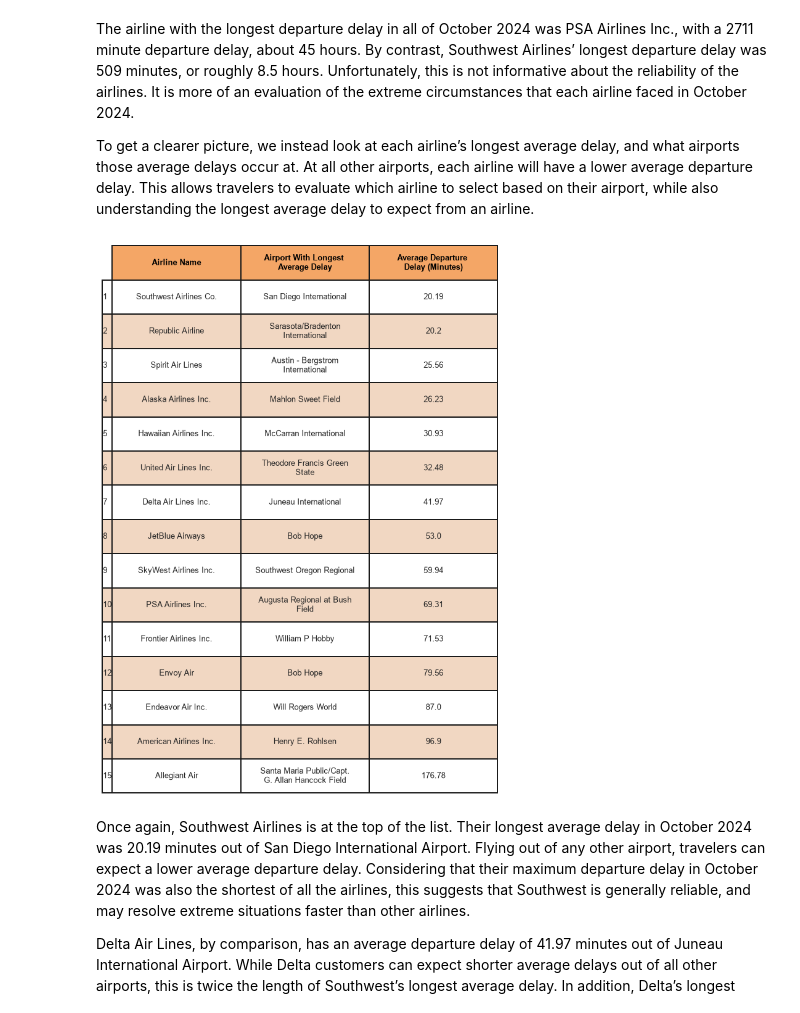
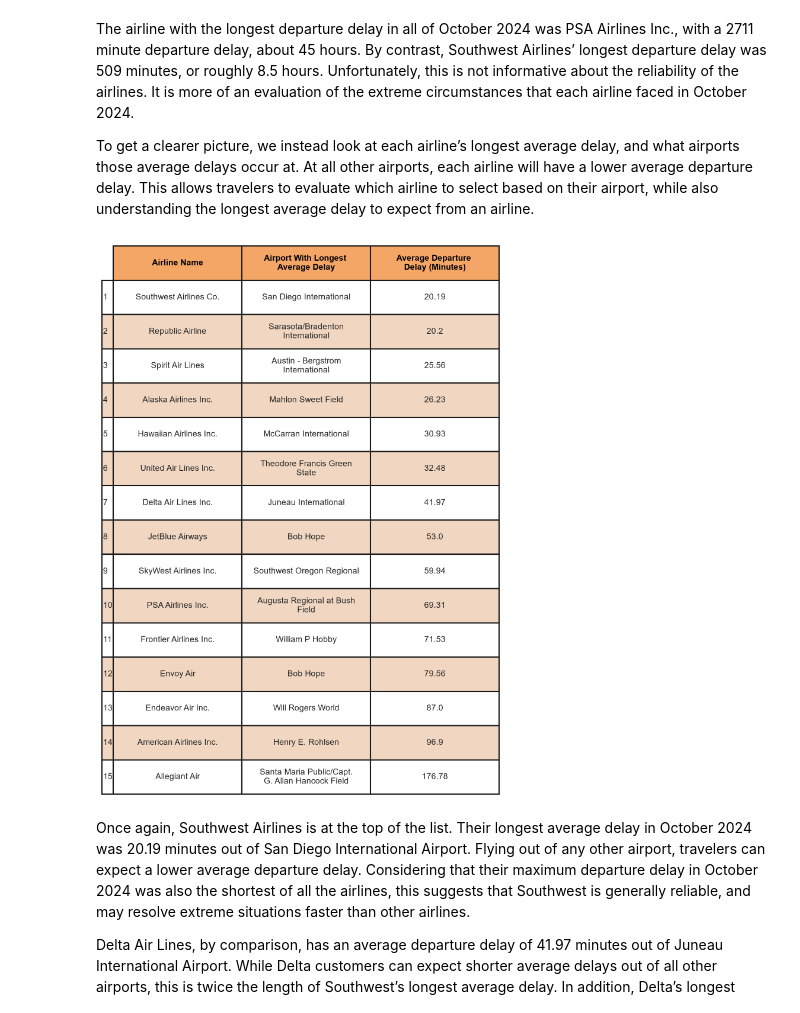
Before and after one commit to kyking077-svg/FAA_Oct_2024, a Jupyter notebook: docs/index.out.ipynb, the cells around one changed output. Cells and saved outputs as stored; diff of their text form; code cells hidden in the pictures.

```diff
--- a/docs/index.out.ipynb
+++ b/docs/index.out.ipynb
@@ -147,7 +147,7 @@ max_delay_df = max_delay_df.rename(columns={
     'Max_Departure_Delay': 'Longest Departure \nDelay (Minutes)',
 })
 
-fig, ax = plt.subplots()
+fig, ax = plt.subplots( dpi=200)
 ax.axis('off')
 
 table = ax.table(
@@ -214,37 +214,37 @@ airline_airport_df = airline_airport_df.rename(columns={
 
 
 
-fig, ax = plt.subplots()
+fig, ax = plt.subplots(dpi=200)
 ax.axis('off')
 
 table = ax.table(
     cellText=airline_airport_df.values,
     colLabels=airline_airport_df.columns,
     rowLabels=airline_airport_df.index,
     loc='center',
     cellLoc='center'
 )
 
 for (row, col), cell in table.get_celld().items():
     if row == 0:
         # Header
         cell.set_facecolor('#f4a666')
         cell.set_text_props(color='black', weight='bold'),
         cell.set_height(0.1)
     elif row % 2 == 0:
         cell.set_facecolor('#f1d7c2')
         cell.set_height(0.1)
     else:
         cell.set_facecolor('white')
         cell.set_height(0.1)
 
 table.auto_set_font_size(False)
 table.set_fontsize(10)
 table.scale(1.2, 1.5)
 
 plt.show()
 # %% [output]
-[figure, old version]
+[figure, new version]
 # %% [markdown]
 Once again, Southwest Airlines is at the top of the list. Their longest average delay in October 2024 was 20.19 minutes out of San Diego International Airport. Flying out of any other airport, travelers can expect a lower average departure delay. Considering that their maximum departure delay in October 2024 was also the shortest of all the airlines, this suggests that Southwest is generally reliable, and may resolve extreme situations faster than other airlines.
 
```
Also changed, not shown: parts of 3 cells of this notebook, 13 other files.
